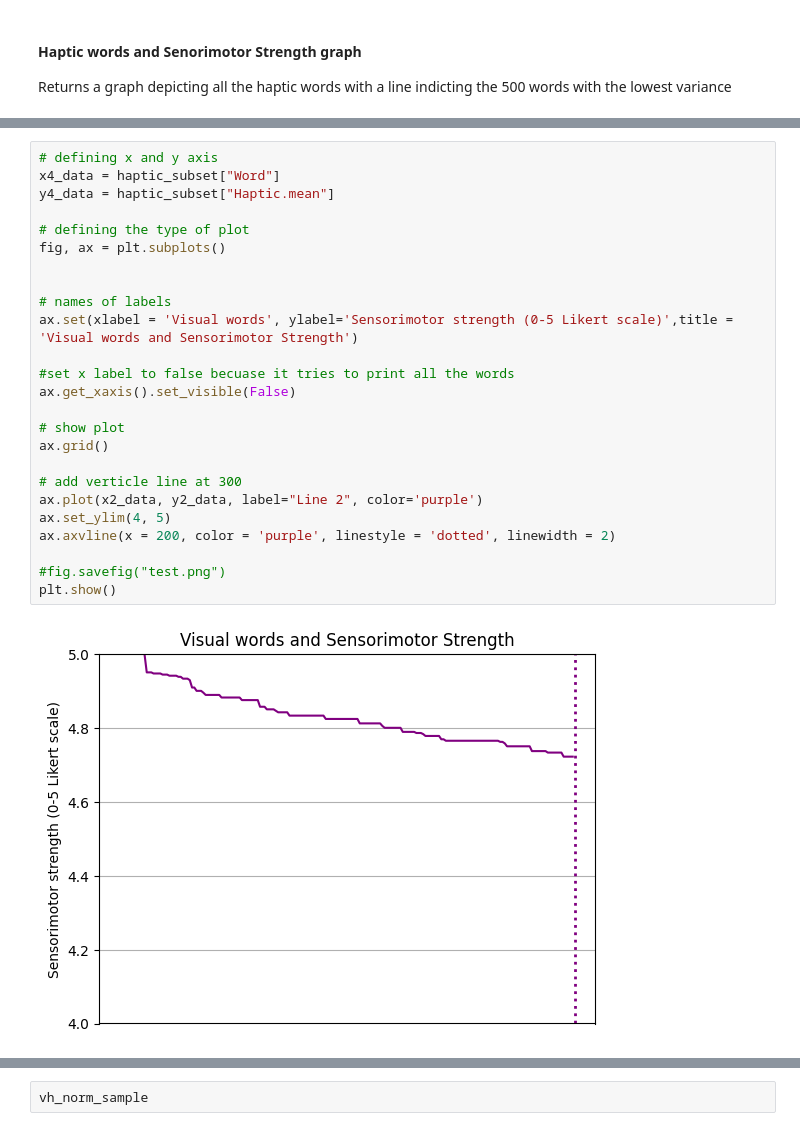
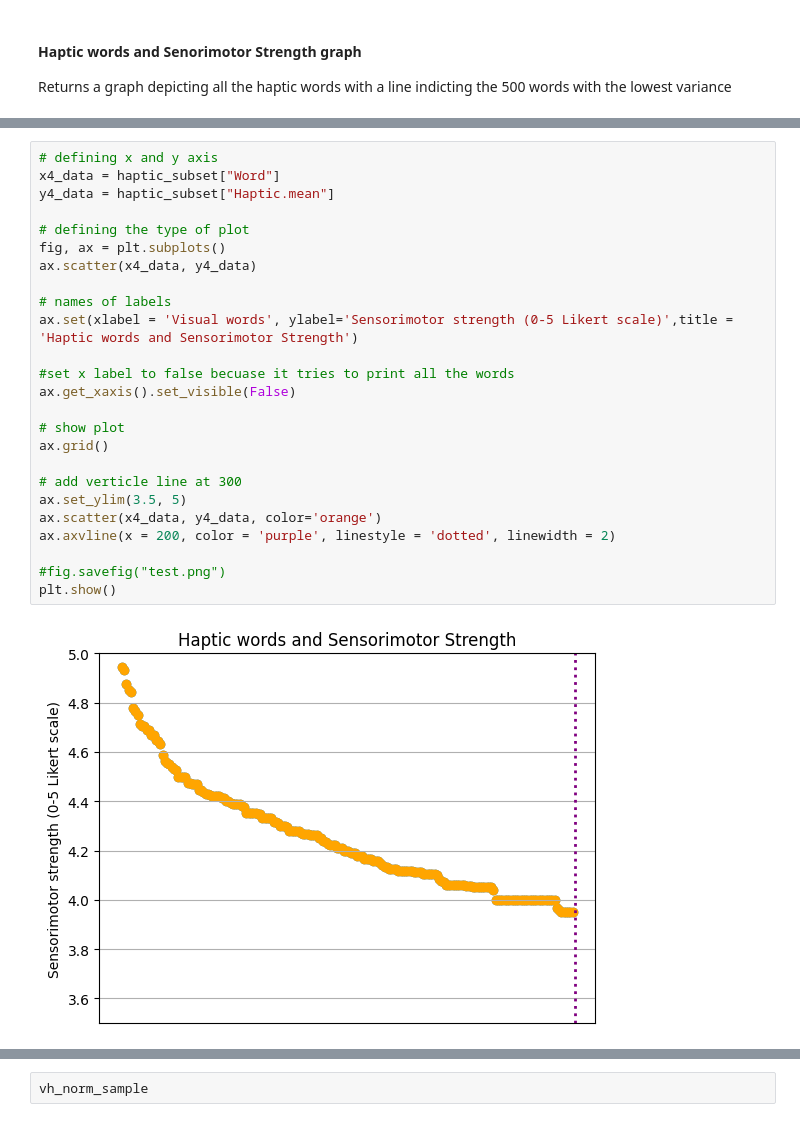
Before and after one commit to soniasola00/SpanLancasterNorm, a Jupyter notebook: Sonia3.ipynb, the cells around one changed output, grey strips where cells are left out. Cells and saved outputs as stored; diff of their text form.

```diff
--- a/Sonia3.ipynb
+++ b/Sonia3.ipynb
@@ -401,29 +406,29 @@ plt.show()
 # %%
 # defining x and y axis
 x4_data = haptic_subset["Word"]
 y4_data = haptic_subset["Haptic.mean"]
 
 # defining the type of plot
 fig, ax = plt.subplots()
-
+ax.scatter(x4_data, y4_data)
 
 # names of labels
-ax.set(xlabel = 'Visual words', ylabel='Sensorimotor strength (0-5 Likert scale)',title = 'Visual words and Sensorimotor Strength')
+ax.set(xlabel = 'Visual words', ylabel='Sensorimotor strength (0-5 Likert scale)',title = 'Haptic words and Sensorimotor Strength')
 
 #set x label to false becuase it tries to print all the words
 ax.get_xaxis().set_visible(False)
 
 # show plot
 ax.grid()
 
 # add verticle line at 300
-ax.plot(x2_data, y2_data, label="Line 2", color='purple')
-ax.set_ylim(4, 5)
+ax.set_ylim(3.5, 5)
+ax.scatter(x4_data, y4_data, color='orange')
 ax.axvline(x = 200, color = 'purple', linestyle = 'dotted', linewidth = 2)
 
 #fig.savefig("test.png")
 plt.show()
 # %% [output]
-[figure, old version]
+[figure, new version]
 # %%
 # make the data
```
Also changed, not shown: parts of 10 cells of this notebook.
